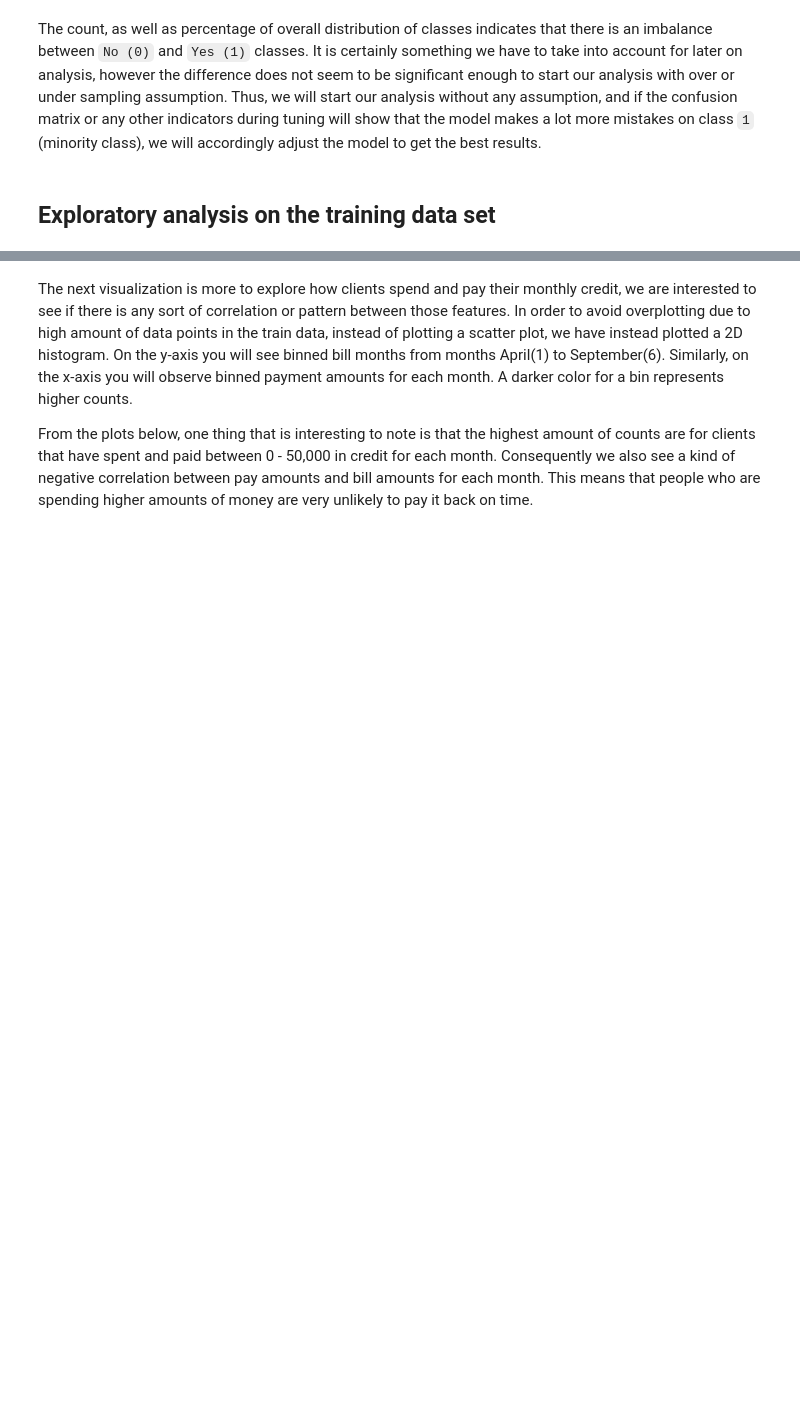
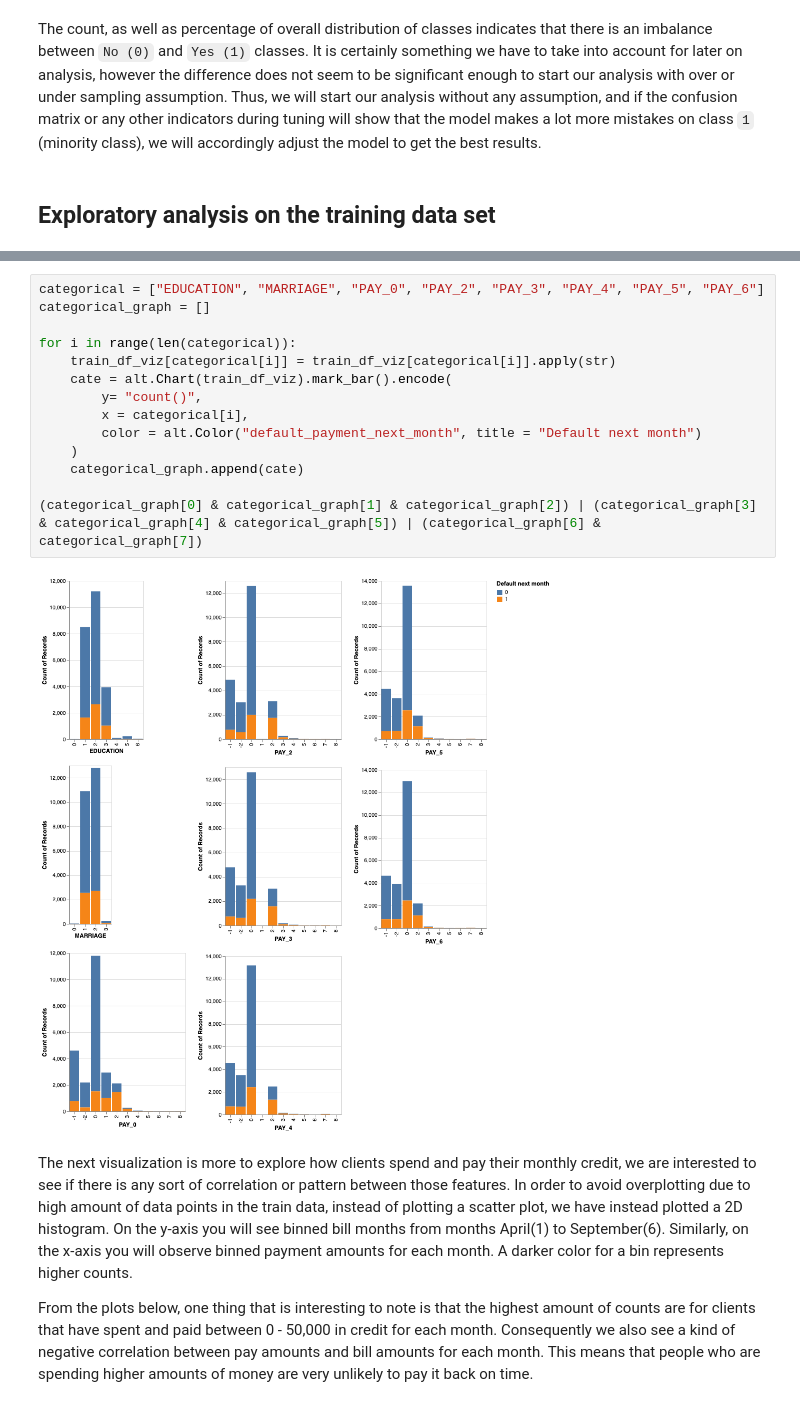
Before and after one commit to UBC-MDS/credit_default_prediction, a Jupyter notebook: src/credit_default_eda.ipynb, the cells around one changed output, grey strips where cells are left out. Drawn from its saved outputs; the diff is of its cells as text; blank space fills up the shorter version.

```diff
--- a/src/credit_default_eda.ipynb
+++ b/src/credit_default_eda.ipynb
@@ -121,3 +109,19 @@ alt.Chart(train_df).mark_bar().encode(
+# %%
+categorical = ["EDUCATION", "MARRIAGE", "PAY_0", "PAY_2", "PAY_3", "PAY_4", "PAY_5", "PAY_6"]
+categorical_graph = []
+
+for i in range(len(categorical)):
+    train_df_viz[categorical[i]] = train_df_viz[categorical[i]].apply(str)
+    cate = alt.Chart(train_df_viz).mark_bar().encode(
+        y= "count()",
+        x = categorical[i],
+        color = alt.Color("default_payment_next_month", title = "Default next month")
+    )
+    categorical_graph.append(cate)
+
+(categorical_graph[0] & categorical_graph[1] & categorical_graph[2]) | (categorical_graph[3] & categorical_graph[4] & categorical_graph[5]) | (categorical_graph[6] & categorical_graph[7])
+# %% [output]
+[figure, added]
 # %% [markdown]
 The next visualization is more to explore how clients spend and pay their monthly credit, we are interested to see if there is any sort of correlation or pattern between those features. In order to avoid overplotting due to high amount of data points in the train data, instead of plotting a scatter plot, we have instead plotted a 2D histogram. On the y-axis you will see binned bill months from months April(1) to September(6). Similarly, on the x-axis you will observe binned payment amounts for each month. A darker color for a bin represents higher counts.
 
```
Also changed, not shown: parts of 3 cells of this notebook.
